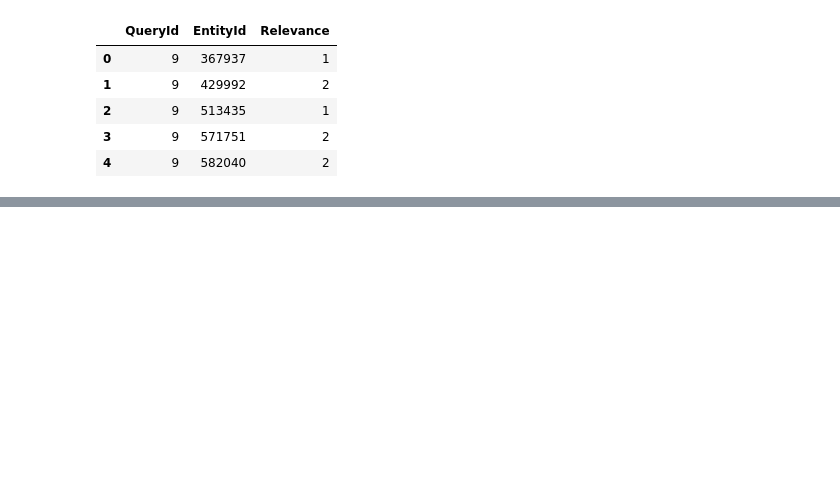
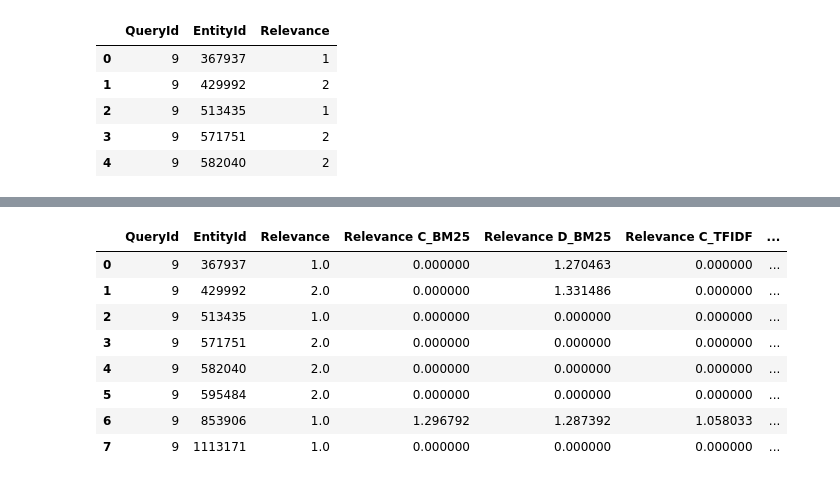
Before and after one commit to RitaRez/ir_research_challenge, a Jupyter notebook: learning_to_rank/ltr.ipynb, the cells around one changed output, grey strips where cells are left out. Saved outputs shown, nothing was run; the diff lists cells and outputs as text; code cells hidden in the pictures; blank space fills up the shorter version.

```diff
--- a/learning_to_rank/ltr.ipynb
+++ b/learning_to_rank/ltr.ipynb
@@ -22,9 +26,0 @@ Agora parando pra pensar esse merge vai ser bem mais complicado do q eu tinha im
-# %%
-features_paths = ["../results/bm25_output/", "../results/tf_idf_output/"]
-
-features_df
-for feature in features_paths:
-    current_feature = pd.read_csv(feature)
-    features_df = pd.concat([feature_df, current_feature], axis=1, ignore_index=True)
-
-features_df.head()
@@ -105,0 +35,26 @@ X_test.sort_values("predicted_ranking", ascending=False)
+# %%
+features_paths = [
+    "../results/train_conjuntive_daat_BM25_scores.csv",
+    "../results/train_disjunctive_daat_BM25_scores.csv",
+    "../results/train_conjuntive_daat_TFIDF_scores.csv",
+    "../results/train_disjunctive_daat_TFIDF_scores.csv"
+]
+
+ltr_df = qrels.copy()
+for feature in features_paths:
+    df = pd.read_csv(feature)
+    df[df.columns[2]] = MinMaxScaler().fit_transform(df[df.columns[2]].values.reshape(-1, 1)) + 1
+    ltr_df = pd.merge(ltr_df, df, on=['QueryId', 'EntityId'], how="outer").fillna(0)
+
+
+ltr_df.head(8)
+# %% [output]
+|  | QueryId | EntityId | Relevance | Relevance C_BM25 | Relevance D_BM25 | Relevance C_TFIDF | ... |
+| 0 | 9 | 367937 | 1.0 | 0.000000 | 1.270463 | 0.000000 | ... |
+| 1 | 9 | 429992 | 2.0 | 0.000000 | 1.331486 | 0.000000 | ... |
+| 2 | 9 | 513435 | 1.0 | 0.000000 | 0.000000 | 0.000000 | ... |
+| 3 | 9 | 571751 | 2.0 | 0.000000 | 0.000000 | 0.000000 | ... |
+| 4 | 9 | 582040 | 2.0 | 0.000000 | 0.000000 | 0.000000 | ... |
+| 5 | 9 | 595484 | 2.0 | 0.000000 | 0.000000 | 0.000000 | ... |
+| 6 | 9 | 853906 | 1.0 | 1.296792 | 1.287392 | 1.058033 | ... |
+| 7 | 9 | 1113171 | 1.0 | 0.000000 | 0.000000 | 0.000000 | ... |
```
Also changed, not shown: parts of 44 cells of this notebook, 7 other files.
